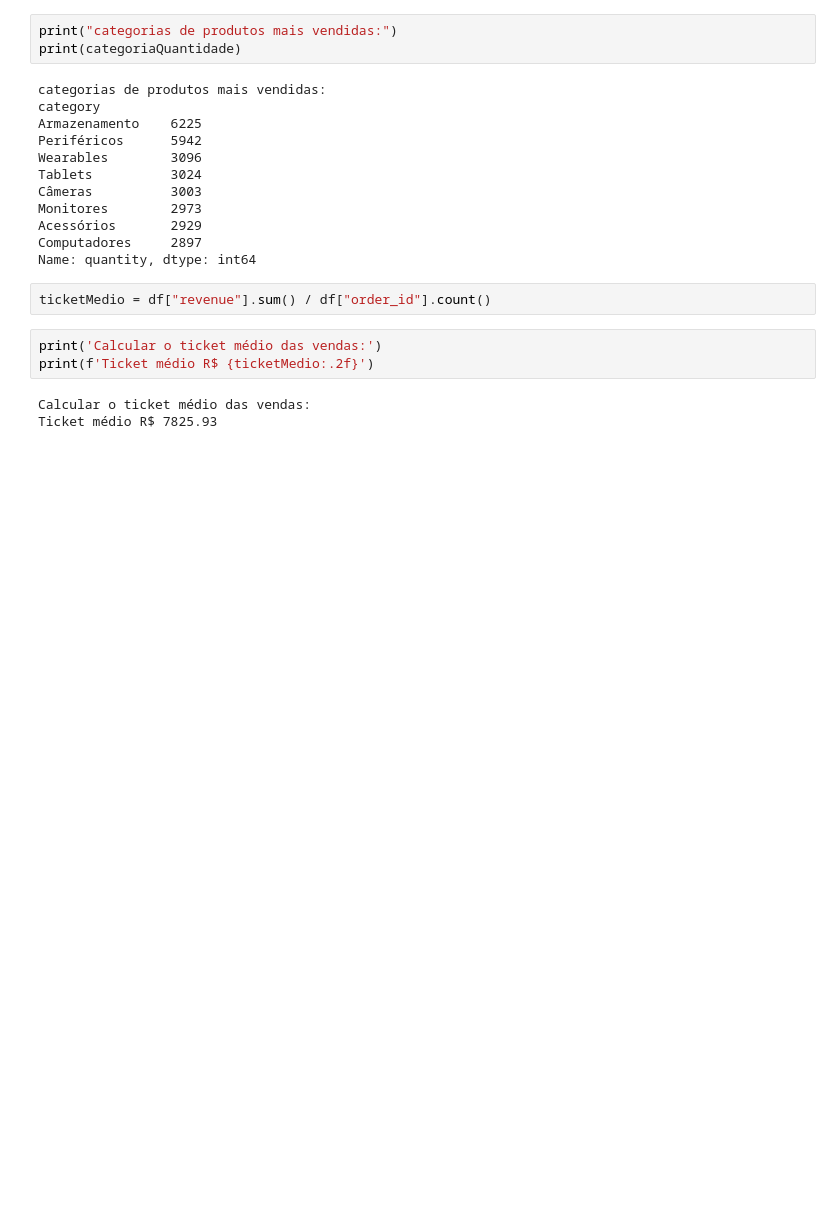
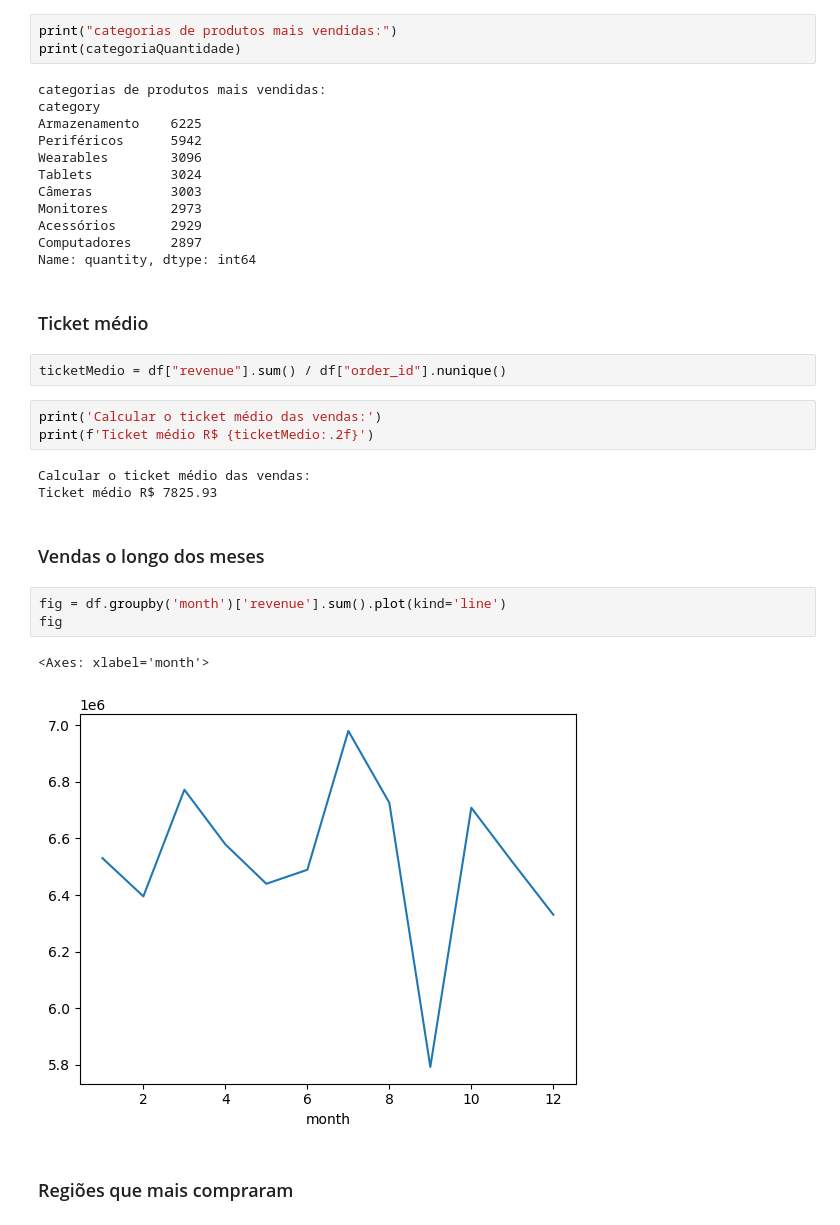
Before and after one commit to jailtonmonteiro/projeto_techworld, a Jupyter notebook: notebooks/exploracao.ipynb, the cells around one changed output. Saved outputs shown, nothing was run; the diff lists cells and outputs as text; blank space fills up the shorter version.

```diff
--- a/notebooks/exploracao.ipynb
+++ b/notebooks/exploracao.ipynb
@@ -50,11 +49,23 @@ Monitores        2973
 Acessórios       2929
 Computadores     2897
 Name: quantity, dtype: int64
+# %% [markdown]
+### Ticket médio
 # %%
-ticketMedio = df["revenue"].sum() / df["order_id"].count()
+ticketMedio = df["revenue"].sum() / df["order_id"].nunique()
 # %%
 print('Calcular o ticket médio das vendas:')
 print(f'Ticket médio R$ {ticketMedio:.2f}')
 # %% [output]
 Calcular o ticket médio das vendas:
 Ticket médio R$ 7825.93
+# %% [markdown]
+### Vendas o longo dos meses
+# %%
+fig = df.groupby('month')['revenue'].sum().plot(kind='line')
+fig
+# %% [output]
+<Axes: xlabel='month'>
+[figure, added]
+# %% [markdown]
+### Regiões que mais compraram
```
Also changed, not shown: parts of 9 cells of this notebook.
